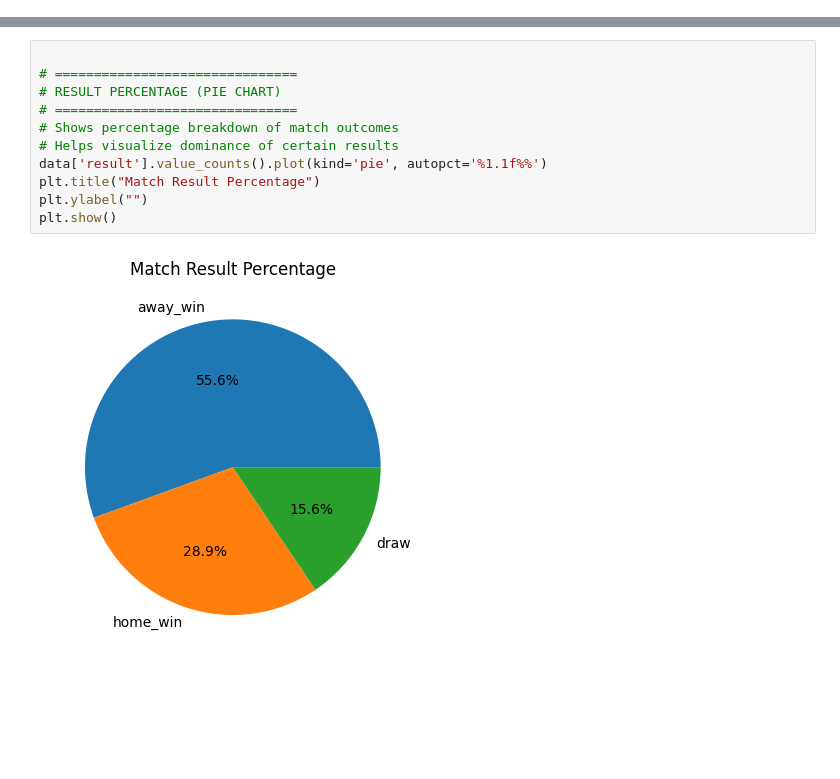
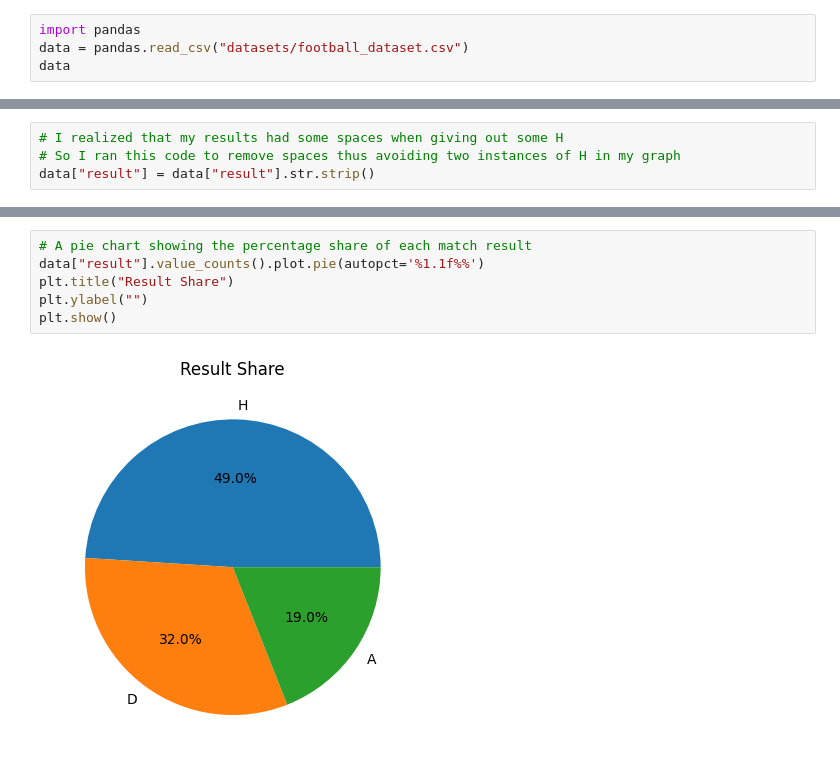
Before and after one commit to Brayemar/Football-Match-Prediction-, a Jupyter notebook: eda.ipynb, the cells around one changed output, grey strips where cells are left out. Cells and saved outputs as stored; diff of their text form; blank space fills up the shorter version.

```diff
--- a/eda.ipynb
+++ b/eda.ipynb
@@ -140,0 +1,4 @@ plt.show()
+# %%
+import pandas
+data = pandas.read_csv("datasets/football_dataset.csv")
+data
@@ -140,0 +103,4 @@ plt.show()
+# %%
+# I realized that my results had some spaces when giving out some H
+# So I ran this code to remove spaces thus avoiding two instances of H in my graph
+data["result"] = data["result"].str.strip()
@@ -141,13 +167,8 @@ plt.show()
 # %%
-
-# ===============================
-# RESULT PERCENTAGE (PIE CHART)
-# ===============================
-# Shows percentage breakdown of match outcomes
-# Helps visualize dominance of certain results
-data['result'].value_counts().plot(kind='pie', autopct='%1.1f%%')
-plt.title("Match Result Percentage")
+# A pie chart showing the percentage share of each match result
+data["result"].value_counts().plot.pie(autopct='%1.1f%%')
+plt.title("Result Share")
 plt.ylabel("")
 plt.show()
 # %% [output]
-[figure, old version]
+[figure, new version]
```
Also changed, not shown: parts of 31 cells of this notebook, 4 other files.
